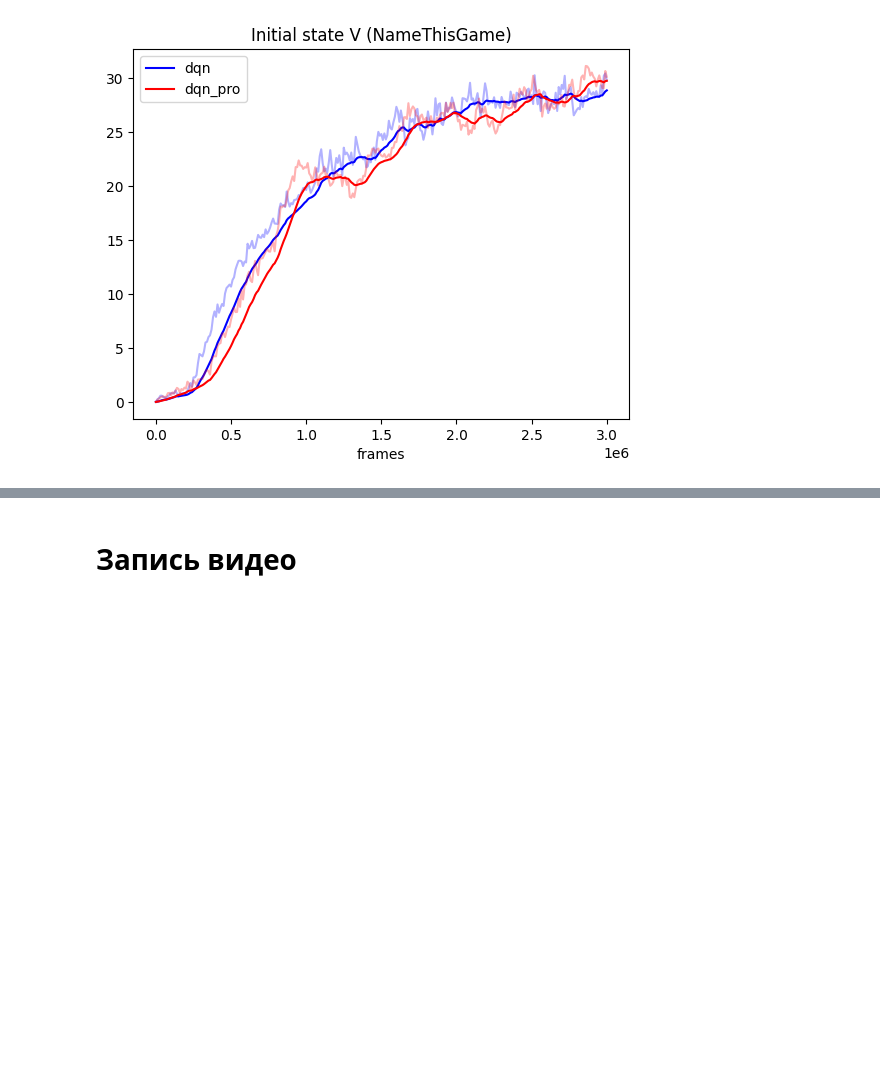
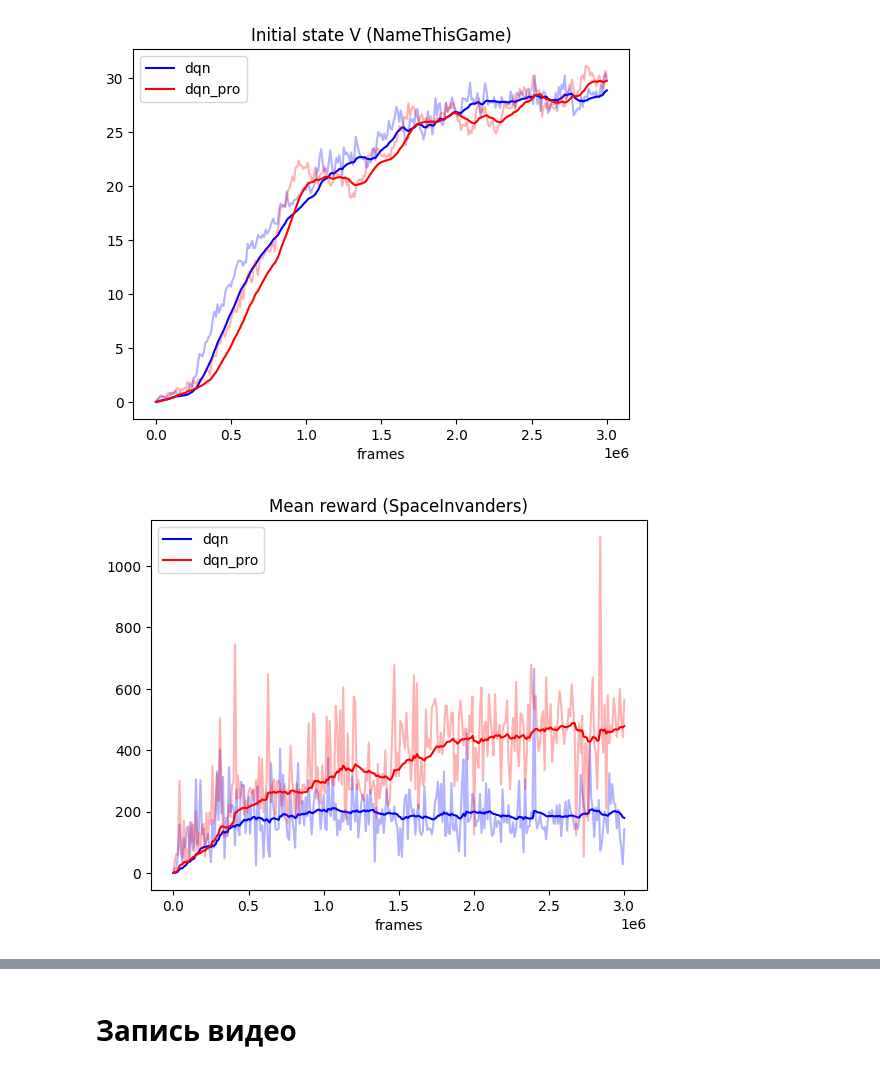
Before and after one commit to vladparh/dqn_pro, a Jupyter notebook: dqn_pro_results.ipynb, the cells around one changed output, grey strips where cells are left out. Cells and saved outputs as stored; diff of their text form; code cells hidden in the pictures; blank space fills up the shorter version.

```diff
--- a/dqn_pro_results.ipynb
+++ b/dqn_pro_results.ipynb
@@ -91,3 +91,28 @@ plt.savefig('namethisgame_initial_state_v.jpg')
 plt.show()
 # %% [output]
 [figure]
+# %%
+log_dir = "C:/Users/Vlad/Desktop/Jupyter notebooks/RL/dqn_pro/src/runs/Mar25_19-51-07_MagicBook14RTX"
+reader = SummaryReader(log_dir)
+dqn = reader.scalars
+log_dir = "C:/Users/Vlad/Desktop/Jupyter notebooks/RL/dqn_pro/src/runs/Mar24_13-39-56_MagicBook14RTX"
+reader = SummaryReader(log_dir)
+dqn_pro = reader.scalars
+# %%
+x_dqn = dqn[dqn.tag == 'mean_rw'].step.values
+y_dqn = dqn[dqn.tag == 'mean_rw'].value.values
+x_dqn_pro = dqn_pro[dqn_pro.tag == 'mean_rw'].step.values
+y_dqn_pro = dqn_pro[dqn_pro.tag == 'mean_rw'].value.values
+
+
+plt.plot(x_dqn, exponential_moving_average(y_dqn, 0.05), c='blue', label='dqn')
+plt.plot(x_dqn, y_dqn, c='blue', alpha=0.3)
+plt.plot(x_dqn_pro, exponential_moving_average(y_dqn_pro, 0.05), c='red', label='dqn_pro')
+plt.plot(x_dqn_pro, y_dqn_pro, c='red', alpha=0.3)
+plt.legend()
+plt.title('Mean reward (SpaceInvanders)')
+plt.xlabel('frames')
+plt.savefig('spaceinvanders_reward.jpg')
+plt.show()
+# %% [output]
+[figure, added]
```
Also changed, not shown: parts of 5 cells of this notebook, 1 other file.
